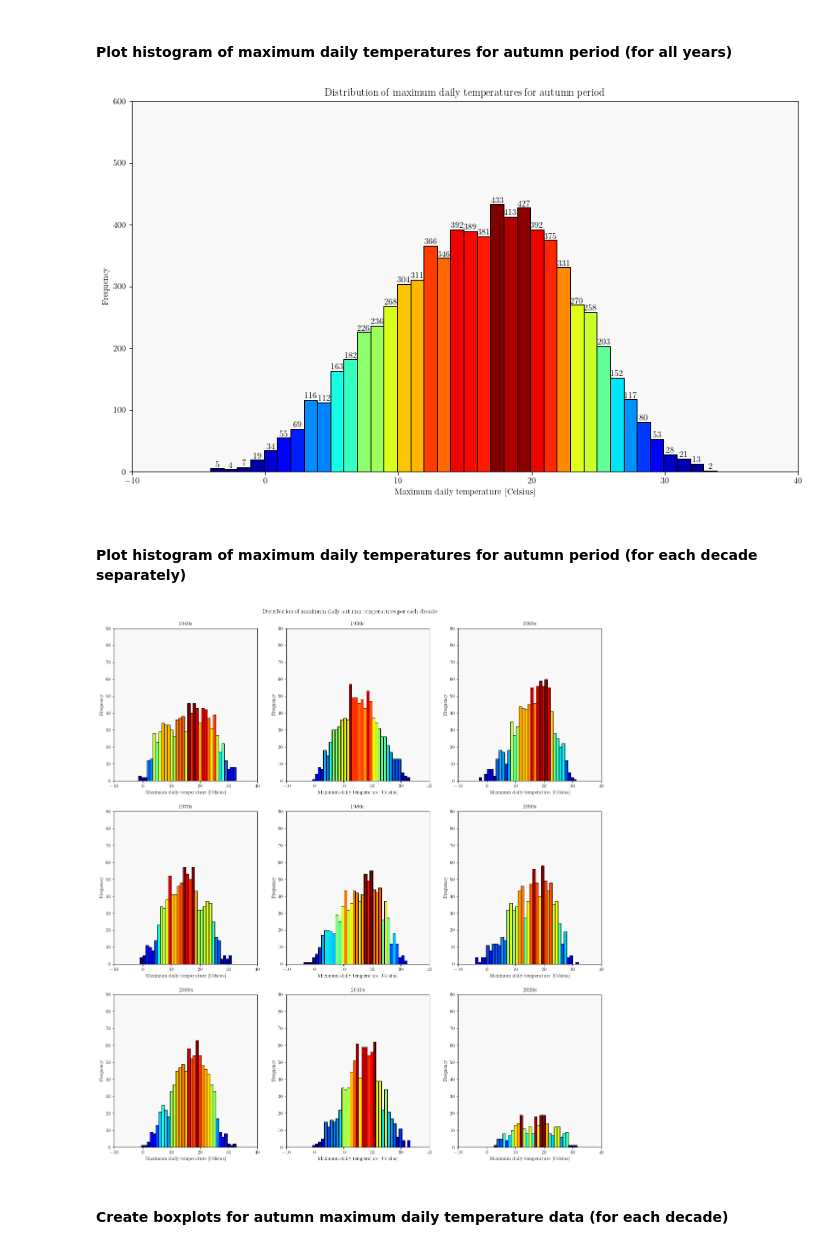
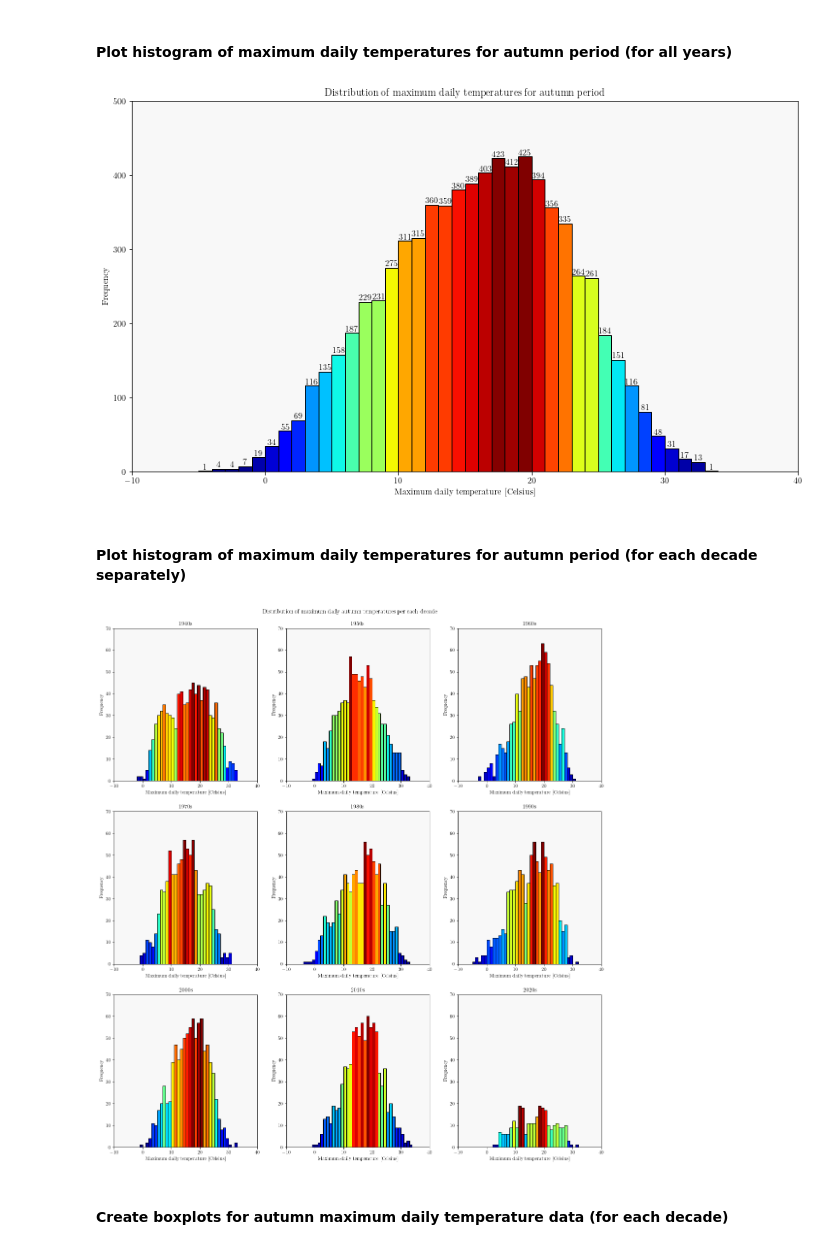
Before and after one commit to cimbaIG/Weather_data_Zagreb, a Jupyter notebook: weather_data_zagreb.ipynb, the cells around one changed output. Drawn from its saved outputs; the diff is of its cells as text; code cells hidden in the pictures.

Commit message:
Change bins in histograms

```diff
--- a/weather_data_zagreb.ipynb
+++ b/weather_data_zagreb.ipynb
@@ -1101,7 +1101,7 @@ winter_data
 #### Plot histogram of maximum daily temperatures for winter period (for all years)
 # %%
 # Plot histogram of maximum daily temperatures for winter period
-n, bins, patches = plt.hist(x=winter_data["temperature_2m_max (°C)"], bins=np.arange(winter_data["temperature_2m_max (°C)"].min(), winter_data["temperature_2m_max (°C)"].max()+1), edgecolor="black")
+n, bins, patches = plt.hist(x=winter_data["temperature_2m_max (°C)"], bins=np.arange(-16, 20, 1), edgecolor="black")
 
 # Add colormap to bins
 col = (n-n.min())/(n.max()-n.min())
@@ -1157,7 +1157,7 @@ max_winter_temp_data_by_decade = {
 for key in max_winter_temp_data_by_decade.keys():
     # Plot histogram of maximum daily temperatures for winter period by decades
     plt.subplot(3, 3, key)
-    n, bins, patches = plt.hist(x=max_winter_temp_data_by_decade[key][0], bins=np.arange(max_winter_temp_data_by_decade[key][0].min(), max_winter_temp_data_by_decade[key][0].max()+1), edgecolor="black")
+    n, bins, patches = plt.hist(x=max_winter_temp_data_by_decade[key][0], bins=np.arange(-16, 20, 1), edgecolor="black")
 
     # Add colormap to bins
     col = (n-n.min())/(n.max()-n.min())
@@ -1166,7 +1166,7 @@ for key in max_winter_temp_data_by_decade.keys():
         plt.setp(p, 'facecolor', cm(c))
 
     plt.xlim((-15,25))
-    plt.ylim((0,90))
+    plt.ylim((0,100))
     plt.title(max_winter_temp_data_by_decade[key][1])
     plt.xlabel("Maximum daily temperature [Celsius]")
     plt.ylabel("Frequency")
@@ -1280,7 +1280,7 @@ spring_data
 #### Plot histogram of maximum daily temperatures for spring period (for all years)
 # %%
 # Plot histogram of maximum daily temperatures for spring period
-n, bins, patches = plt.hist(x=spring_data["temperature_2m_max (°C)"], bins=np.arange(spring_data["temperature_2m_max (°C)"].min(), spring_data["temperature_2m_max (°C)"].max()+1), edgecolor="black")
+n, bins, patches = plt.hist(x=spring_data["temperature_2m_max (°C)"], bins=np.arange(-7, 33, 1), edgecolor="black")
 
 # Add colormap to bins
 col = (n-n.min())/(n.max()-n.min())
@@ -1336,7 +1336,7 @@ max_spring_temp_data_by_decade = {
 for key in max_spring_temp_data_by_decade.keys():
     # Plot histogram of maximum daily temperatures for spring period by decades
     plt.subplot(3, 3, key)
-    n, bins, patches = plt.hist(x=max_spring_temp_data_by_decade[key][0], bins=np.arange(max_spring_temp_data_by_decade[key][0].min(), max_spring_temp_data_by_decade[key][0].max()+1), edgecolor="black")
+    n, bins, patches = plt.hist(x=max_spring_temp_data_by_decade[key][0], bins=np.arange(-7, 33, 1), edgecolor="black")
 
     # Add colormap to bins
     col = (n-n.min())/(n.max()-n.min())
@@ -1459,31 +1459,31 @@ autumn_data
 #### Plot histogram of maximum daily temperatures for autumn period (for all years)
 # %%
 # Plot histogram of maximum daily temperatures for autumn period
-n, bins, patches = plt.hist(x=autumn_data["temperature_2m_max (°C)"], bins=np.arange(autumn_data["temperature_2m_max (°C)"].min(), autumn_data["temperature_2m_max (°C)"].max()+1), edgecolor="black")
+n, bins, patches = plt.hist(x=autumn_data["temperature_2m_max (°C)"], bins=np.arange(-5, 35), edgecolor="black")
 
 # Add colormap to bins
 col = (n-n.min())/(n.max()-n.min())
 cm = plt.cm.get_cmap('jet')
 for c, p in zip(col, patches):
    plt.setp(p, 'facecolor', cm(c))
 
 # Get current figure and make it looks pretty
 figure = plt.gcf()
 figure.set_figwidth(14)
 figure.set_figheight(8)
 plt.xlim((-10,40))
-plt.ylim((0,600))
+plt.ylim((0,500))
 plt.xlabel("Maximum daily temperature [Celsius]")
 plt.ylabel("Frequency")
 plt.title("Distribution of maximum daily temperatures for autumn period")
 plt.bar_label(patches)
 ax = plt.gca()
 ax.set_facecolor("#F8F8F8")
 
 # Save figure to .pdf file
 plt.savefig('distribution_of_max_daily_temperatures_for_autumn_period.pdf', bbox_inches='tight')
 # %% [output]
-[figure, old version]
+[figure, new version]
 # %% [markdown]
 #### Plot histogram of maximum daily temperatures for autumn period (for each decade separately)
 # %%
@@ -1515,7 +1515,7 @@ max_autumn_temp_data_by_decade = {
 for key in max_autumn_temp_data_by_decade.keys():
     # Plot histogram of maximum daily temperatures for autumn period by decades
     plt.subplot(3, 3, key)
-    n, bins, patches = plt.hist(x=max_autumn_temp_data_by_decade[key][0], bins=np.arange(max_autumn_temp_data_by_decade[key][0].min(), max_autumn_temp_data_by_decade[key][0].max()+1), edgecolor="black")
+    n, bins, patches = plt.hist(x=max_autumn_temp_data_by_decade[key][0], bins=np.arange(-5, 35), edgecolor="black")
 
     # Add colormap to bins
     col = (n-n.min())/(n.max()-n.min())
@@ -1524,7 +1524,7 @@ for key in max_autumn_temp_data_by_decade.keys():
         plt.setp(p, 'facecolor', cm(c))
 
     plt.xlim((-10,40))
-    plt.ylim((0,90))
+    plt.ylim((0,70))
     plt.title(max_autumn_temp_data_by_decade[key][1])
     plt.xlabel("Maximum daily temperature [Celsius]")
     plt.ylabel("Frequency")
@@ -1541,7 +1541,7 @@ plt.subplots_adjust(top=0.95)
 # Save figure to .pdf file
 plt.savefig('distribution_of_max_daily_temperatures_for_autumn_period_per_each_decade.pdf', bbox_inches='tight')
 # %% [output]
-[figure, old version]
+[figure, new version]
 # %% [markdown]
 #### Create boxplots for autumn maximum daily temperature data (for each decade)
 # %%
```
Also changed, not shown: parts of 12 cells of this notebook, 29 other files.
